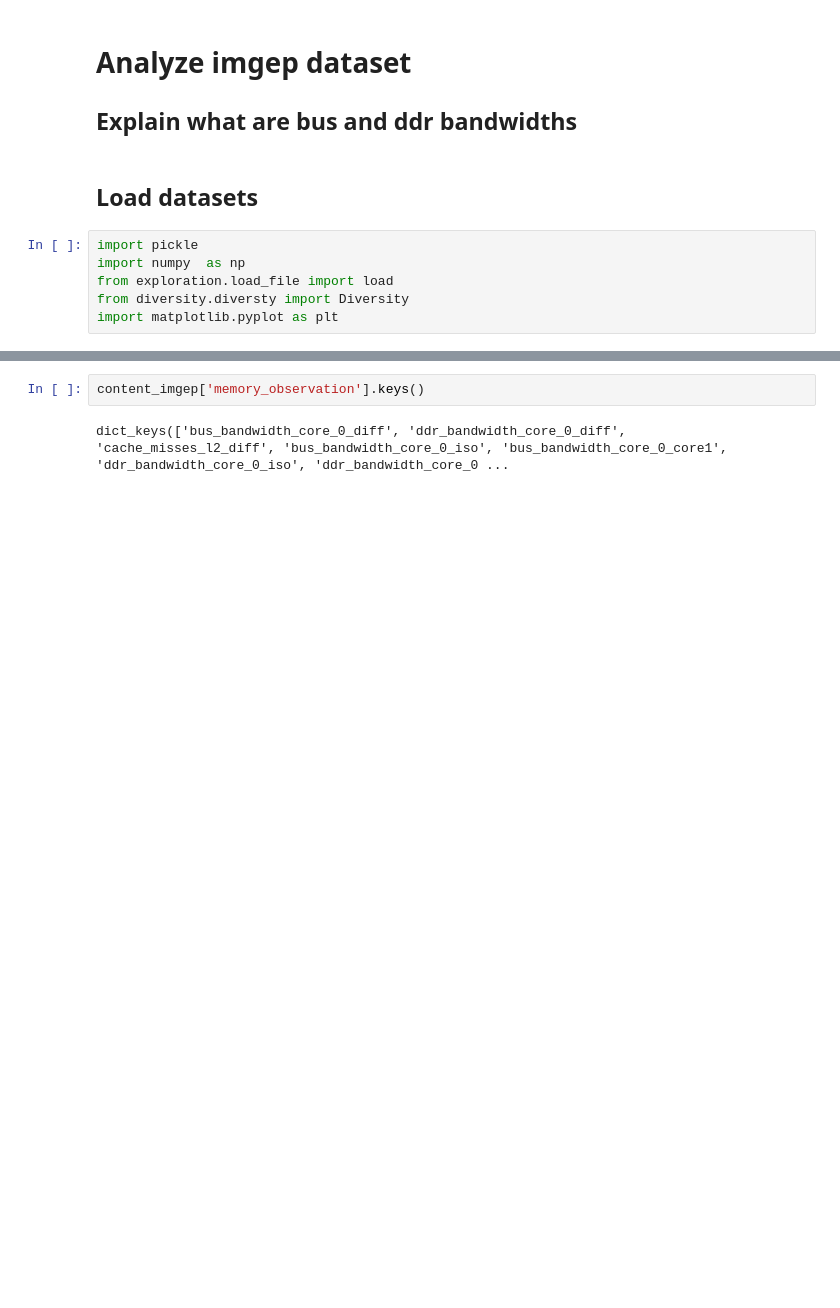
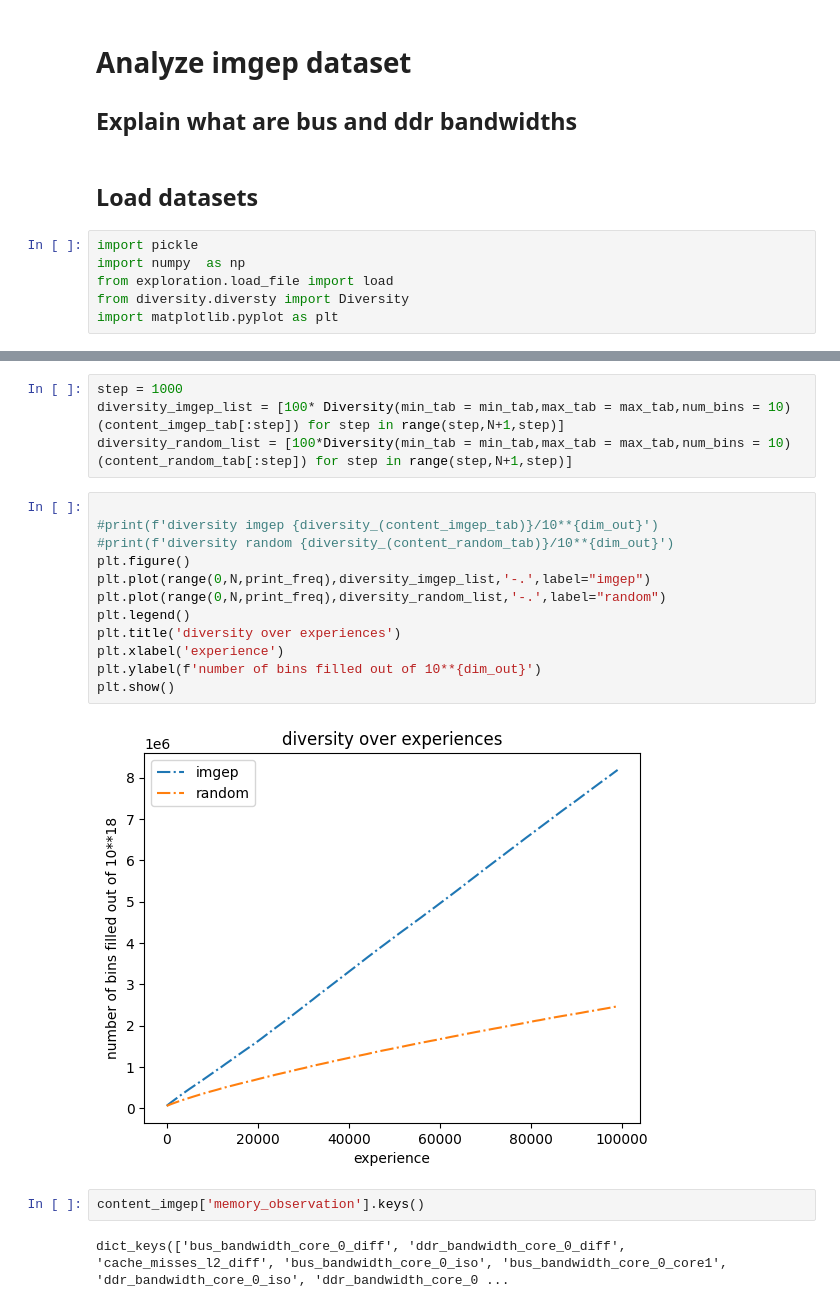
Before and after one commit to Ludoviccccc/Aixia_nouvelle_approche, a Jupyter notebook: Analyse_imgep.ipynb, the cells around one changed output, grey strips where cells are left out. Drawn from its saved outputs; the diff is of its cells as text; blank space fills up the shorter version.

```diff
--- a/Analyse_imgep.ipynb
+++ b/Analyse_imgep.ipynb
@@ -57,3 +48,21 @@ diversity random 28250/10**18
+# %%
+step = 1000
+diversity_imgep_list = [100* Diversity(min_tab = min_tab,max_tab = max_tab,num_bins = 10)(content_imgep_tab[:step]) for step in range(step,N+1,step)]
+diversity_random_list = [100*Diversity(min_tab = min_tab,max_tab = max_tab,num_bins = 10)(content_random_tab[:step]) for step in range(step,N+1,step)]
+# %%
+
+#print(f'diversity imgep {diversity_(content_imgep_tab)}/10**{dim_out}')
+#print(f'diversity random {diversity_(content_random_tab)}/10**{dim_out}')
+plt.figure()
+plt.plot(range(0,N,print_freq),diversity_imgep_list,'-.',label="imgep")
+plt.plot(range(0,N,print_freq),diversity_random_list,'-.',label="random")
+plt.legend()
+plt.title('diversity over experiences')
+plt.xlabel('experience')
+plt.ylabel(f'number of bins filled out of 10**{dim_out}')
+plt.show()
+# %% [output]
+[figure, added]
 # %%
 content_imgep['memory_observation'].keys()
 # %% [output]
```
Also changed, not shown: parts of 21 cells of this notebook.
